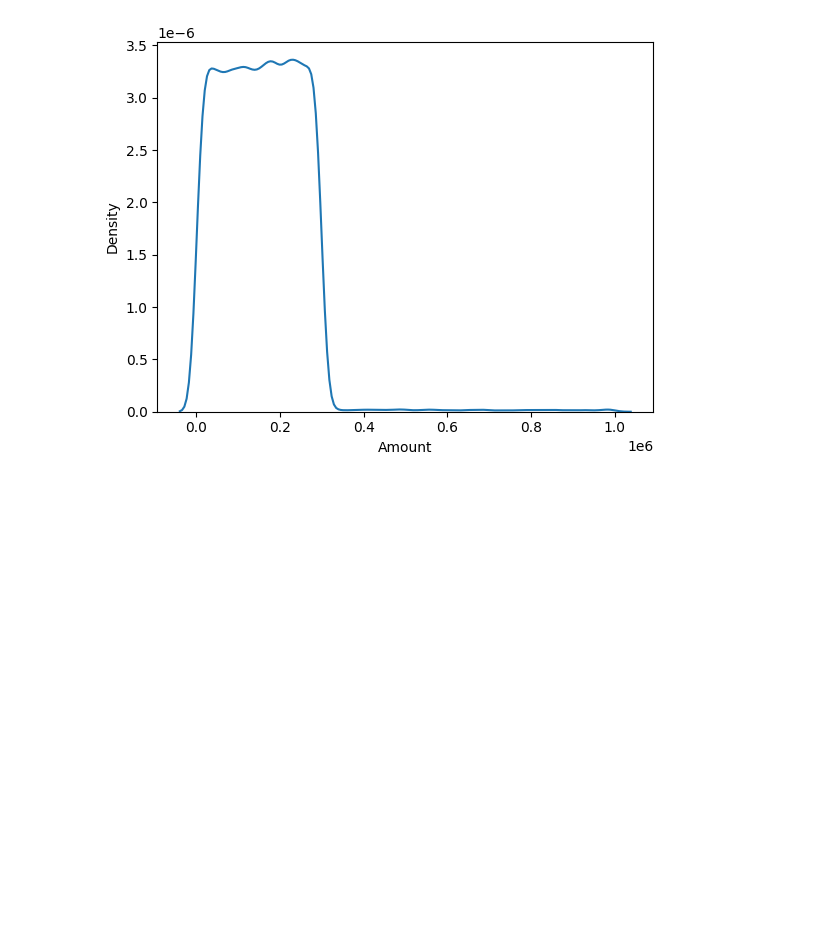
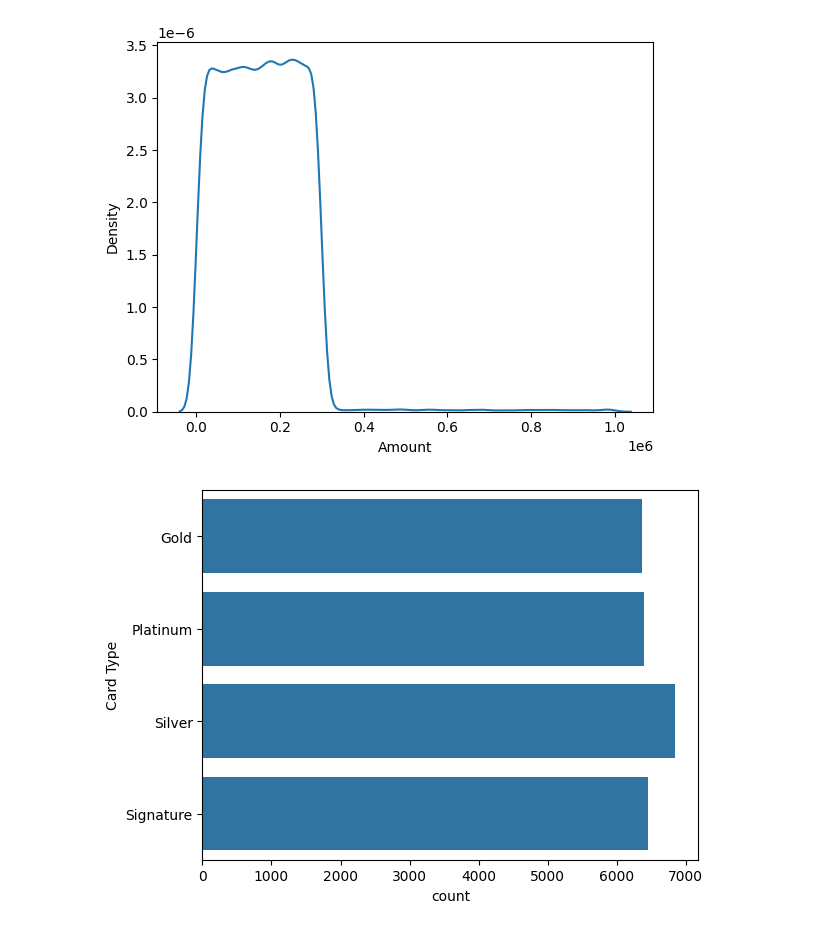
Before and after one commit to ankitg-02/Credit-Card-Transaction-Analysis, a Jupyter notebook: Credit_Card.ipynb, the cells around one changed output. Drawn from its saved outputs; the diff is of its cells as text; code cells hidden in the pictures; blank space fills up the shorter version.

```diff
--- a/Credit_Card.ipynb
+++ b/Credit_Card.ipynb
@@ -128,3 +128,8 @@ sns.kdeplot(credit['Amount'])
 plt.show()
 # %% [output]
 [figure]
+# %%
+sns.countplot(credit['Card Type'])
+plt.show()
+# %% [output]
+[figure, added]
```
Also changed, not shown: parts of 1 cell of this notebook.
